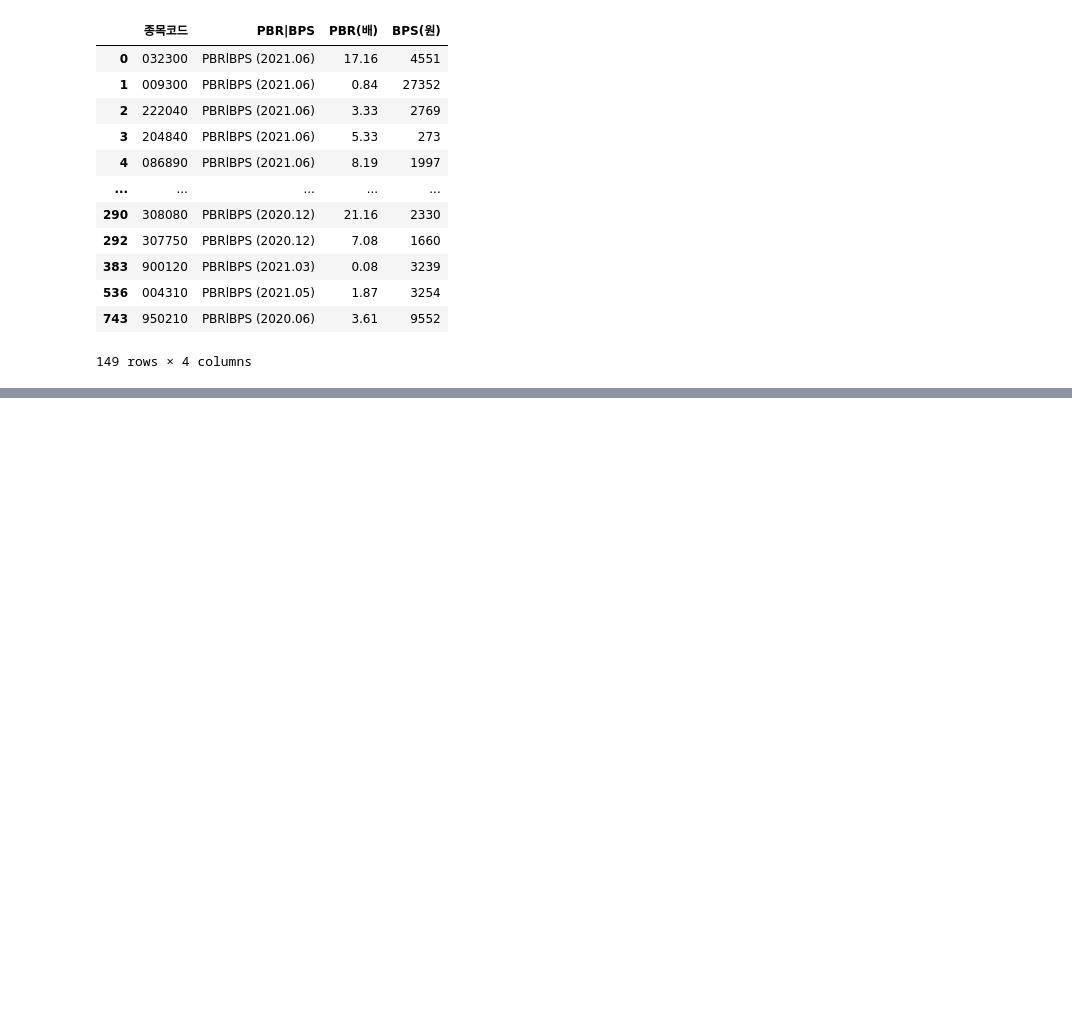
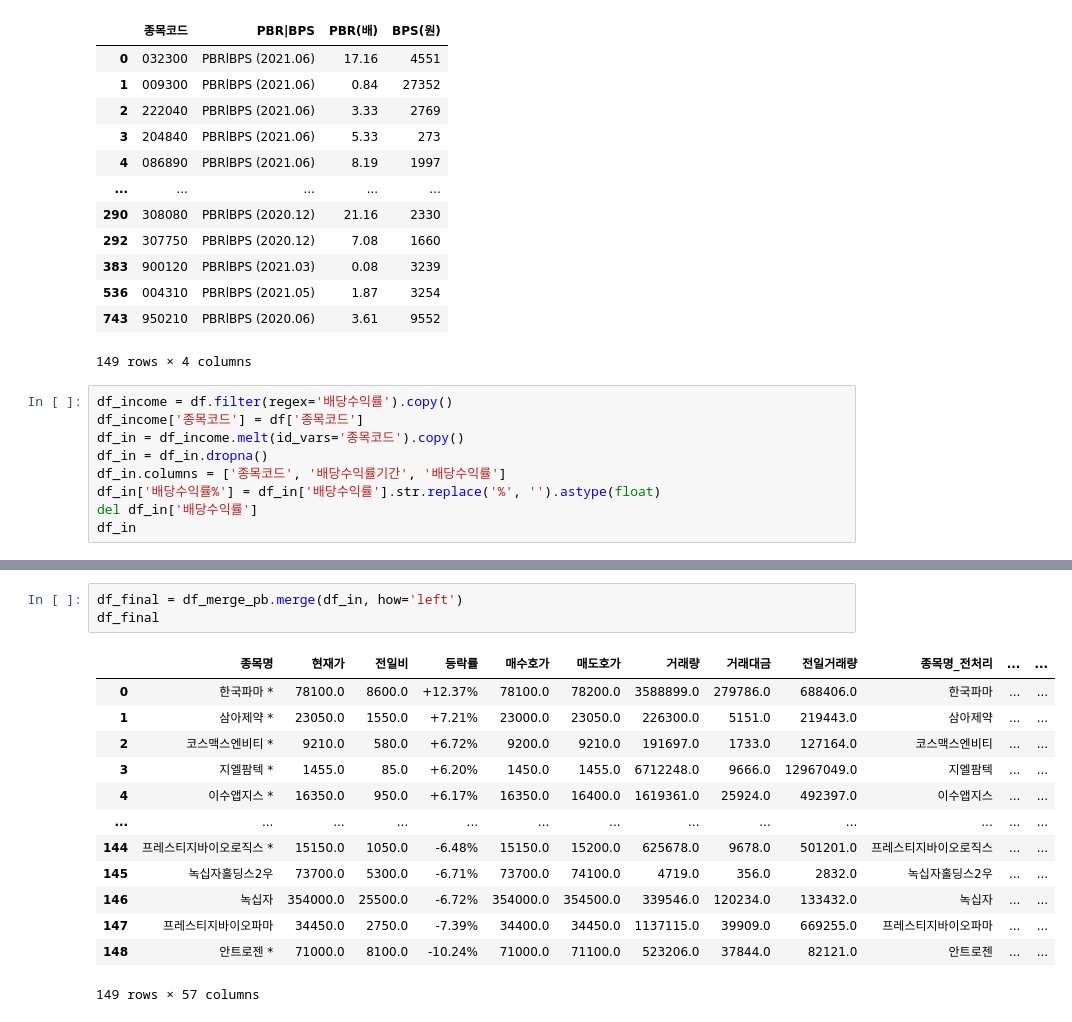
Before and after one commit to SanghunYun95/Finding_signal_and_noise, a Jupyter notebook: category_preprocessing_2.ipynb, the cells around one changed output, grey strips where cells are left out. Drawn from its saved outputs; the diff is of its cells as text; blank space fills up the shorter version.

```diff
--- a/category_preprocessing_2.ipynb
+++ b/category_preprocessing_2.ipynb
@@ -294,3 +294,12 @@ df_pb
 | 536 | 004310 | PBRlBPS (2021.05) | 1.87 | 3254 |
 | 743 | 950210 | PBRlBPS (2020.06) | 3.61 | 9552 |
 149 rows × 4 columns
+# %%
+df_income = df.filter(regex='배당수익률').copy()
+df_income['종목코드'] = df['종목코드']
+df_in = df_income.melt(id_vars='종목코드').copy()
+df_in = df_in.dropna()
+df_in.columns = ['종목코드', '배당수익률기간', '배당수익률']
+df_in['배당수익률%'] = df_in['배당수익률'].str.replace('%', '').astype(float)
+del df_in['배당수익률']
+df_in
@@ -296,0 +355,17 @@ df_pb
+# %%
+df_final = df_merge_pb.merge(df_in, how='left')
+df_final
+# %% [output]
+|  | 종목명 | 현재가 | 전일비 | 등락률 | 매수호가 | 매도호가 | 거래량 | 거래대금 | 전일거래량 | 종목명_전처리 | ... | ... |
+| 0 | 한국파마 * | 78100.0 | 8600.0 | +12.37% | 78100.0 | 78200.0 | 3588899.0 | 279786.0 | 688406.0 | 한국파마 | ... | ... |
+| 1 | 삼아제약 * | 23050.0 | 1550.0 | +7.21% | 23000.0 | 23050.0 | 226300.0 | 5151.0 | 219443.0 | 삼아제약 | ... | ... |
+| 2 | 코스맥스엔비티 * | 9210.0 | 580.0 | +6.72% | 9200.0 | 9210.0 | 191697.0 | 1733.0 | 127164.0 | 코스맥스엔비티 | ... | ... |
+| 3 | 지엘팜텍 * | 1455.0 | 85.0 | +6.20% | 1450.0 | 1455.0 | 6712248.0 | 9666.0 | 12967049.0 | 지엘팜텍 | ... | ... |
+| 4 | 이수앱지스 * | 16350.0 | 950.0 | +6.17% | 16350.0 | 16400.0 | 1619361.0 | 25924.0 | 492397.0 | 이수앱지스 | ... | ... |
+| ... | ... | ... | ... | ... | ... | ... | ... | ... | ... | ... | ... | ... |
+| 144 | 프레스티지바이오로직스 * | 15150.0 | 1050.0 | -6.48% | 15150.0 | 15200.0 | 625678.0 | 9678.0 | 501201.0 | 프레스티지바이오로직스 | ... | ... |
+| 145 | 녹십자홀딩스2우 | 73700.0 | 5300.0 | -6.71% | 73700.0 | 74100.0 | 4719.0 | 356.0 | 2832.0 | 녹십자홀딩스2우 | ... | ... |
+| 146 | 녹십자 | 354000.0 | 25500.0 | -6.72% | 354000.0 | 354500.0 | 339546.0 | 120234.0 | 133432.0 | 녹십자 | ... | ... |
+| 147 | 프레스티지바이오파마 | 34450.0 | 2750.0 | -7.39% | 34400.0 | 34450.0 | 1137115.0 | 39909.0 | 669255.0 | 프레스티지바이오파마 | ... | ... |
+| 148 | 안트로젠 * | 71000.0 | 8100.0 | -10.24% | 71000.0 | 71100.0 | 523206.0 | 37844.0 | 82121.0 | 안트로젠 | ... | ... |
+149 rows × 57 columns
```
Also changed, not shown: parts of 8 cells of this notebook, 1 other file.
